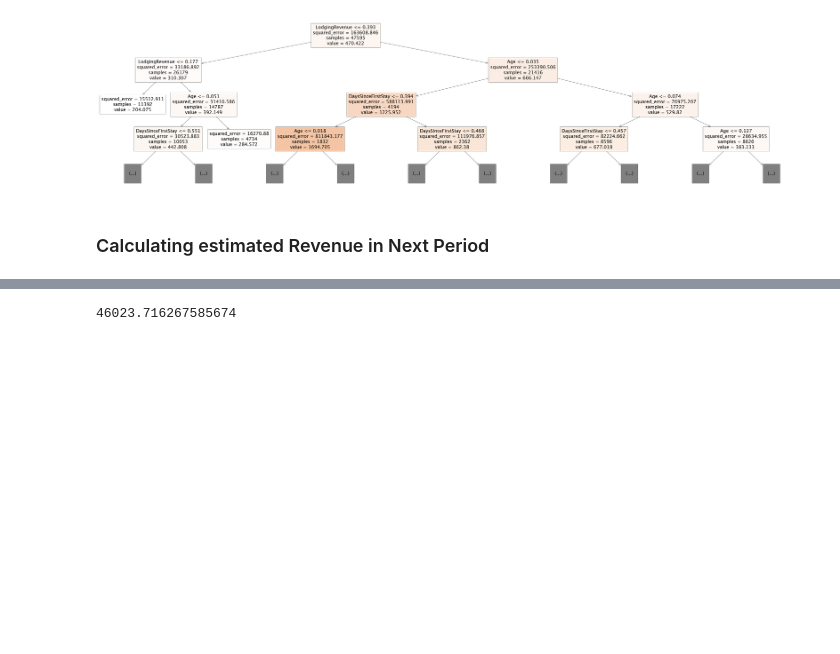
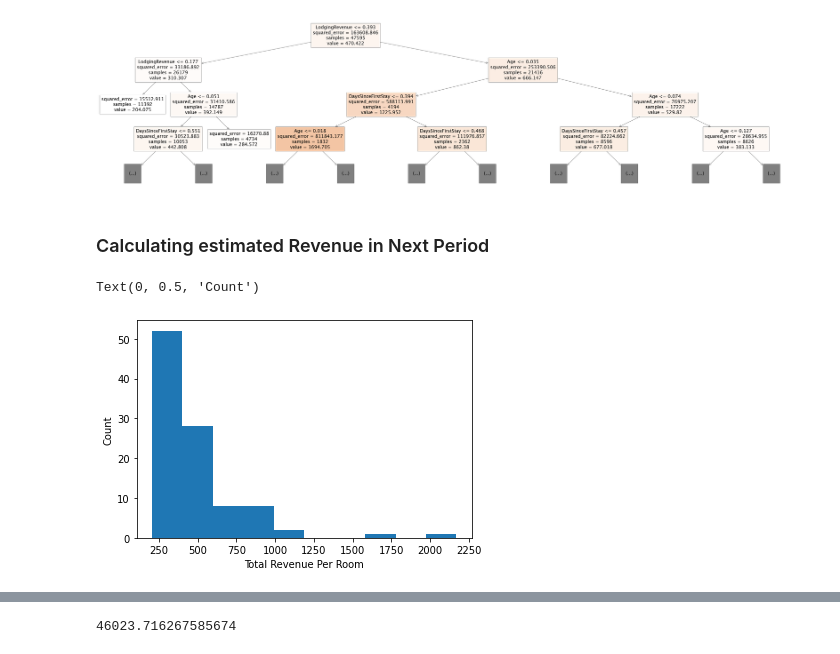
Before and after one commit to Buwoo/BT4211_Hotel, a Jupyter notebook: Hotel_Rev_Forecasting.ipynb, the cells around one changed output, grey strips where cells are left out. Saved outputs shown, nothing was run; the diff lists cells and outputs as text; code cells hidden in the pictures; blank space fills up the shorter version.

```diff
--- a/Hotel_Rev_Forecasting.ipynb
+++ b/Hotel_Rev_Forecasting.ipynb
@@ -316,3 +326,10 @@ plot_tree(dt_regressor, feature_names=X_train.columns, max_depth=3, filled=True)
 # Predict total revenue per room
 pred_rev = dt_regressor.predict(newcust_df[selected_features_df.columns])
 newcust_df["TotalRevenuePerRoom_Pred"] = pred_rev
+# %%
+plt.hist(newcust_df['TotalRevenuePerRoom_Pred'])
+plt.xlabel('Total Revenue Per Room')
+plt.ylabel('Count')
+# %% [output]
+Text(0, 0.5, 'Count')
+[figure, added]
```
Also changed, not shown: parts of 8 cells of this notebook, 2 other files.
